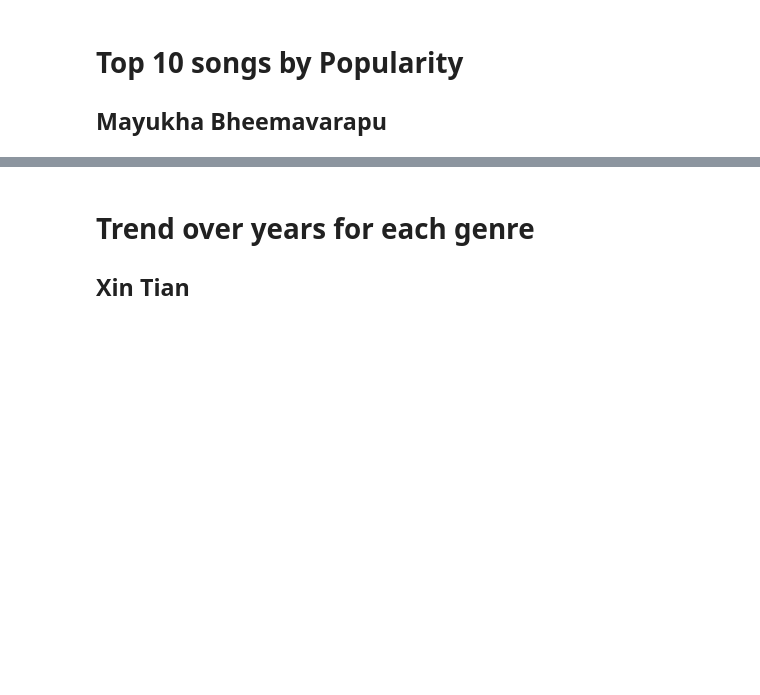
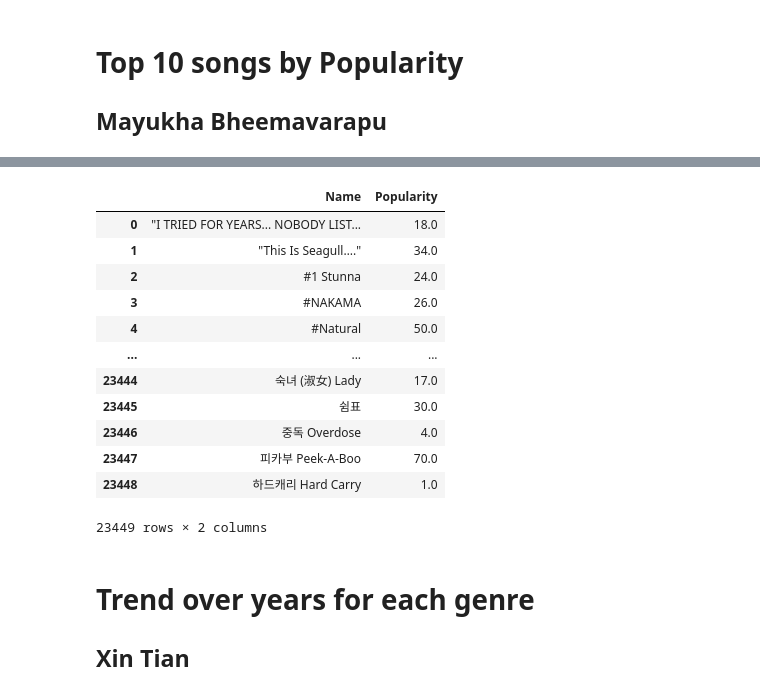
Before and after one commit to ubco-mds-2021-labs/dashboard1-group-g, a Jupyter notebook: prototype.ipynb, the cells around one changed output, grey strips where cells are left out. Cells and saved outputs as stored; diff of their text form; code cells hidden in the pictures; blank space fills up the shorter version.

Commit message:
Merged plots and fixed filters

```diff
--- a/prototype.ipynb
+++ b/prototype.ipynb
@@ -59,3 +108,14 @@ chart = alt.Chart(top10).mark_bar().encode(
 chart
 # %% [output]
 [interactive output not drawn]
+# %%
+data_filtered = data[["Name", "Artist","Popularity","Album Release Date"]]
+data_subset=data_filtered.groupby(['Name']).mean()
+data_subset = data_subset. reset_index()
+top10=data_subset.nlargest(10,'Popularity')
+
+chart = alt.Chart(top10).mark_bar().encode(
+    alt.X('mean(Popularity)'),
+    alt.Y('Name',sort='-x')
+)
+chart
@@ -62,3 +124,19 @@ chart
+# %%
+data_subset
+# %% [output]
+|  | Name | Popularity |
+| 0 | "I TRIED FOR YEARS... NOBODY LIST... | 18.0 |
+| 1 | "This Is Seagull…." | 34.0 |
+| 2 | #1 Stunna | 24.0 |
+| 3 | #NAKAMA | 26.0 |
+| 4 | #Natural | 50.0 |
+| ... | ... | ... |
+| 23444 | 숙녀 (淑女) Lady | 17.0 |
+| 23445 | 쉼표 | 30.0 |
+| 23446 | 중독 Overdose | 4.0 |
+| 23447 | 피카부 Peek-A-Boo | 70.0 |
+| 23448 | 하드캐리 Hard Carry | 1.0 |
+23449 rows × 2 columns
 # %% [markdown]
 # Trend over years for each genre
 
```
Also changed, not shown: parts of 15 cells of this notebook, 2 other files.
